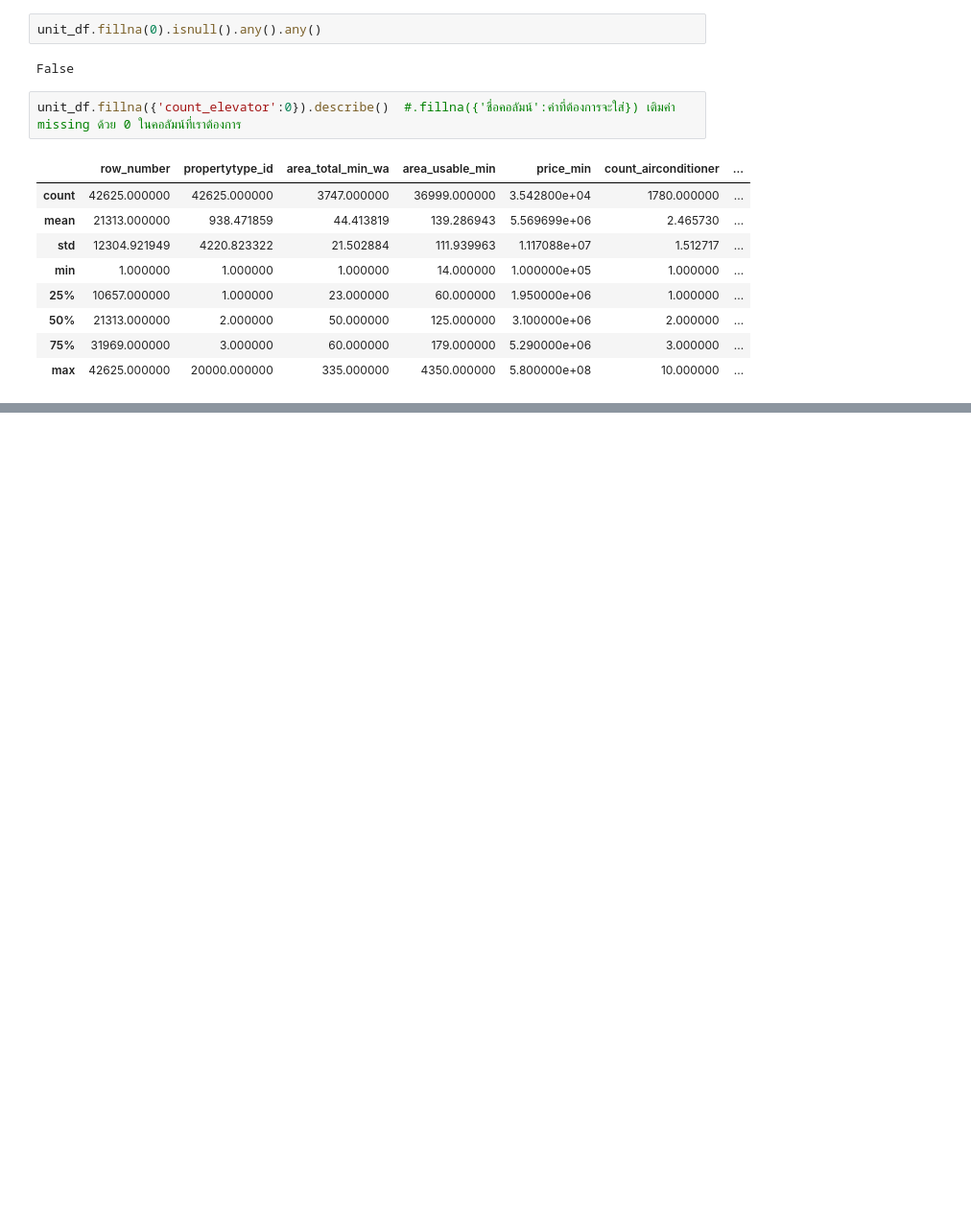
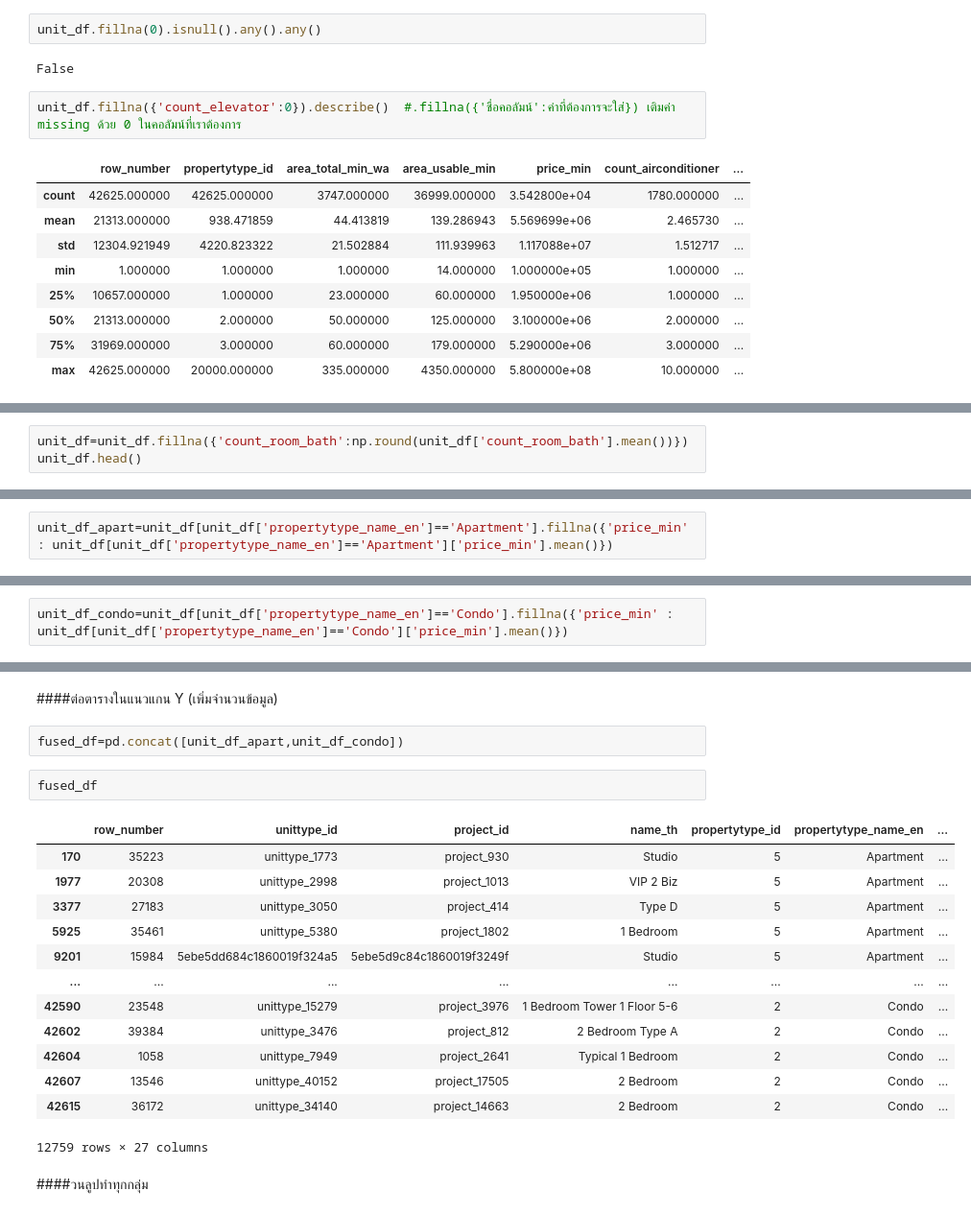
Before and after one commit to rattapornsupama/DPDM65, a Jupyter notebook: preprocessing.ipynb, the cells around one changed output, grey strips where cells are left out. Shown at 96% size. Saved outputs shown, nothing was run; the diff lists cells and outputs as text; blank space fills up the shorter version.

```diff
--- a/preprocessing.ipynb
+++ b/preprocessing.ipynb
@@ -442,0 +492,3 @@ unit_df.fillna({'count_elevator':0}).describe()  #.fillna({'ชื่อคอ
+# %%
+unit_df=unit_df.fillna({'count_room_bath':np.round(unit_df['count_room_bath'].mean())})
+unit_df.head()
@@ -442,0 +561,2 @@ unit_df.fillna({'count_elevator':0}).describe()  #.fillna({'ชื่อคอ
+# %%
+unit_df_apart=unit_df[unit_df['propertytype_name_en']=='Apartment'].fillna({'price_min' : unit_df[unit_df['propertytype_name_en']=='Apartment']['price_min'].mean()})
@@ -442,0 +575,2 @@ unit_df.fillna({'count_elevator':0}).describe()  #.fillna({'ชื่อคอ
+# %%
+unit_df_condo=unit_df[unit_df['propertytype_name_en']=='Condo'].fillna({'price_min' : unit_df[unit_df['propertytype_name_en']=='Condo']['price_min'].mean()})
@@ -442,0 +599,22 @@ unit_df.fillna({'count_elevator':0}).describe()  #.fillna({'ชื่อคอ
+# %% [markdown]
+####ต่อตารางในแนวแกน Y (เพิ่มจำนวนข้อมูล)
+# %%
+fused_df=pd.concat([unit_df_apart,unit_df_condo])
+# %%
+fused_df
+# %% [output]
+|  | row_number | unittype_id | project_id | name_th | propertytype_id | propertytype_name_en | ... |
+| 170 | 35223 | unittype_1773 | project_930 | Studio | 5 | Apartment | ... |
+| 1977 | 20308 | unittype_2998 | project_1013 | VIP 2 Biz | 5 | Apartment | ... |
+| 3377 | 27183 | unittype_3050 | project_414 | Type D | 5 | Apartment | ... |
+| 5925 | 35461 | unittype_5380 | project_1802 | 1 Bedroom | 5 | Apartment | ... |
+| 9201 | 15984 | 5ebe5dd684c1860019f324a5 | 5ebe5d9c84c1860019f3249f | Studio | 5 | Apartment | ... |
+| ... | ... | ... | ... | ... | ... | ... | ... |
+| 42590 | 23548 | unittype_15279 | project_3976 | 1 Bedroom Tower 1 Floor 5-6 | 2 | Condo | ... |
+| 42602 | 39384 | unittype_3476 | project_812 | 2 Bedroom Type A | 2 | Condo | ... |
+| 42604 | 1058 | unittype_7949 | project_2641 | Typical 1 Bedroom | 2 | Condo | ... |
+| 42607 | 13546 | unittype_40152 | project_17505 | 2 Bedroom | 2 | Condo | ... |
+| 42615 | 36172 | unittype_34140 | project_14663 | 2 Bedroom | 2 | Condo | ... |
+12759 rows × 27 columns
+# %% [markdown]
+####วนลูปทำทุกกลุ่ม
```
Also changed, not shown: parts of 44 cells of this notebook.
